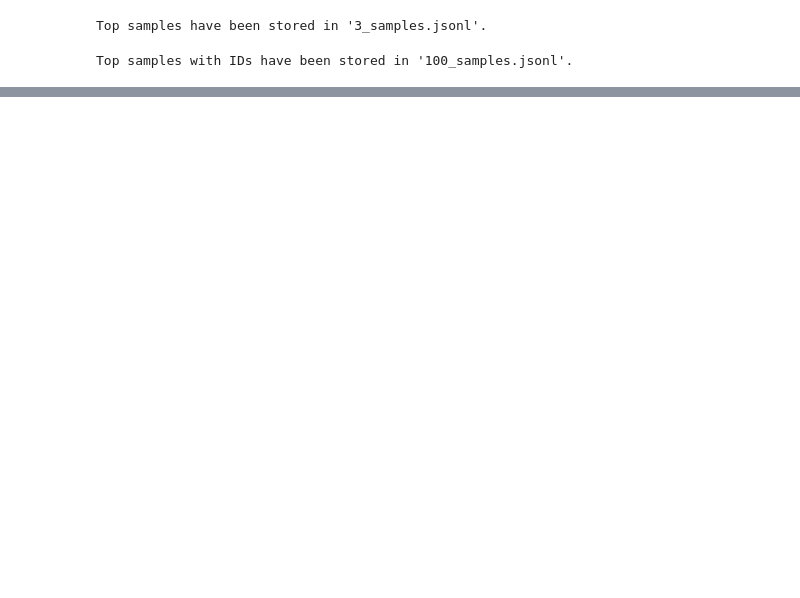
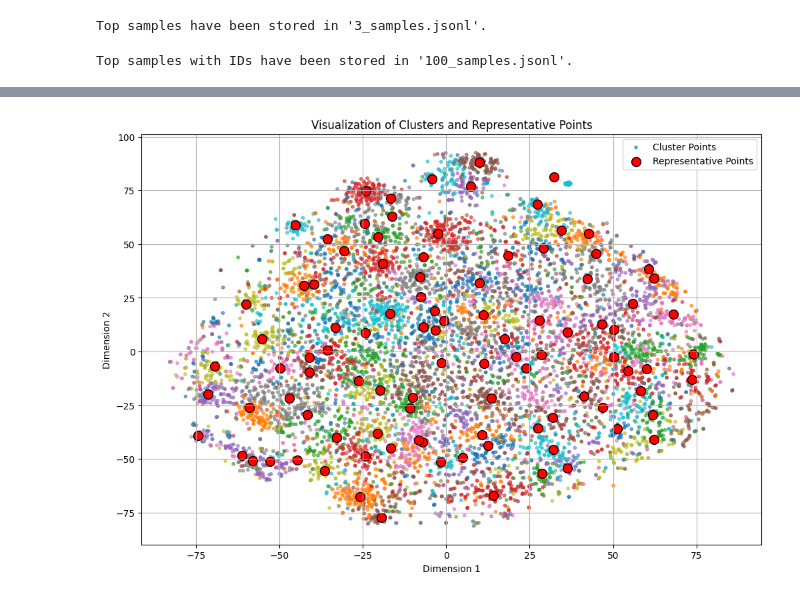
Before and after one commit to cloudisyzy/Information-Secrecy-using-LLMs, a Jupyter notebook: c4_analysis.ipynb, the cells around one changed output, grey strips where cells are left out. Saved outputs shown, nothing was run; the diff lists cells and outputs as text; code cells hidden in the pictures; blank space fills up the shorter version.

```diff
--- a/c4_analysis.ipynb
+++ b/c4_analysis.ipynb
@@ -62,0 +206,80 @@ Top samples with IDs have been stored in '100_samples.jsonl'.
+# %%
+import numpy as np
+import matplotlib.pyplot as plt
+from sklearn.manifold import TSNE
+from sklearn.decomposition import PCA
+
+# Step 1: Dimensionality Reduction (using t-SNE or PCA)
+# Here, we use t-SNE for better visualization
+reduced_embeddings = TSNE(n_components=2, random_state=42).fit_transform(embeddings)
+
+# Step 2: Extract cluster assignments and representative points
+cluster_labels = kmeans.labels_
+representative_indices = [sample['sample_id'] for sample in representative_samples]
+representative_points = reduced_embeddings[representative_indices]
+
+# Step 3: Plot the Clusters
+plt.figure(figsize=(12, 8))
+
+# Plot all points with cluster coloring
+scatter = plt.scatter(
+    reduced_embeddings[:, 0],
+    reduced_embeddings[:, 1],
+    c=cluster_labels,
+    cmap='tab10',  # Use a categorical colormap
+    alpha=0.6,
+    s=10,
+    label='Cluster Points'
+)
+
+# Highlight the representative points
+plt.scatter(
+    representative_points[:, 0],
+    representative_points[:, 1],
+    c='red',
+    s=100,
+    edgecolor='black',
+    label='Representative Points'
+)
+
+# Add legend and title
+plt.legend()
+plt.title('Visualization of Clusters and Representative Points')
+plt.xlabel('Dimension 1')
+plt.ylabel('Dimension 2')
+plt.grid(True)
+plt.show()
+
+# Step 4: Highlight the 3 Most Different Samples
+# Reduce the dimensionality of the selected 3 samples
+selected_indices = [sample['sample_id'] for sample in selected_samples]
+selected_points = reduced_embeddings[selected_indices]
+
+# Plot the three most different samples
+plt.figure(figsize=(8, 6))
+plt.scatter(
+    reduced_embeddings[:, 0],
+    reduced_embeddings[:, 1],
+    c=cluster_labels,
+    cmap='tab10',
+    alpha=0.3,
+    s=10,
+    label='Cluster Points'
+)
+plt.scatter(
+    selected_points[:, 0],
+    selected_points[:, 1],
+    c='gold',
+    s=150,
+    edgecolor='black',
+    label='3 Most Different Samples'
+)
+
+plt.legend()
+plt.title('Visualization of 3 Most Different Samples')
+plt.xlabel('Dimension 1')
+plt.ylabel('Dimension 2')
+plt.grid(True)
+plt.show()
+# %% [output]
+[figure, added]
```
Also changed, not shown: parts of 4 cells of this notebook, 4 other files.
